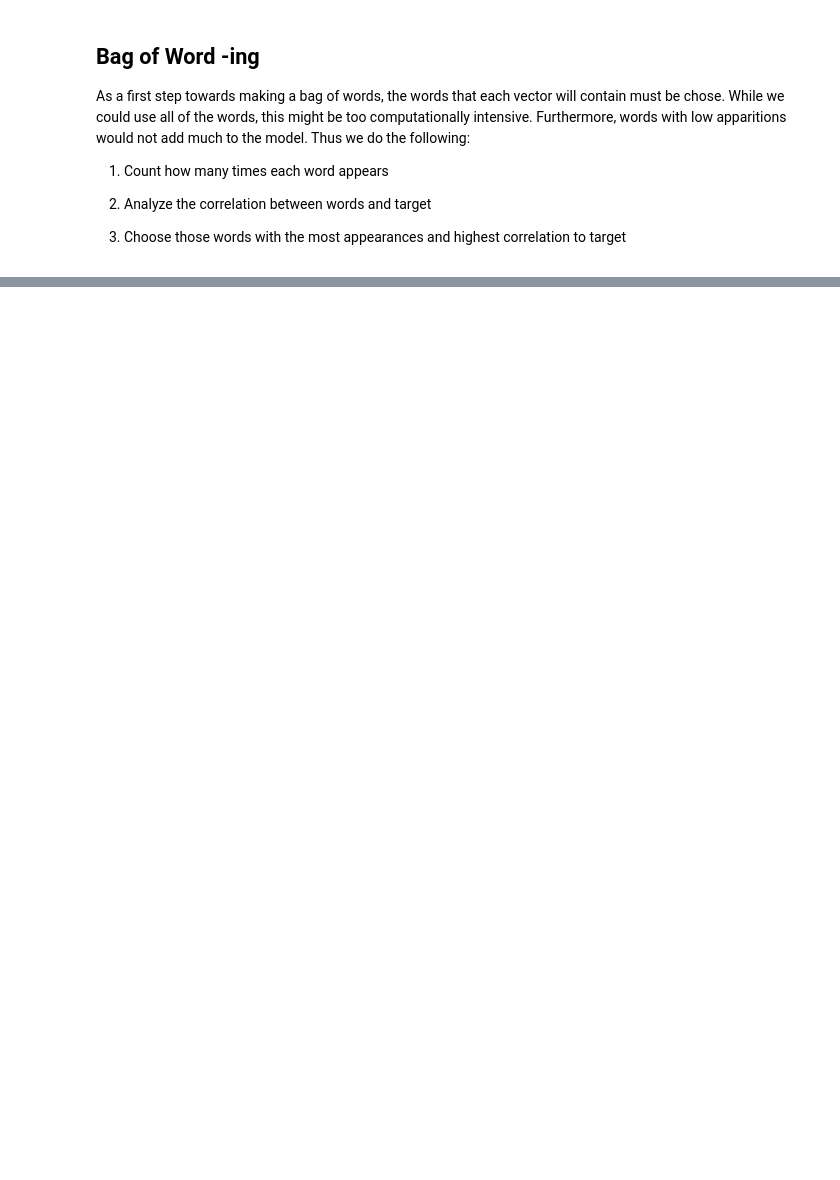
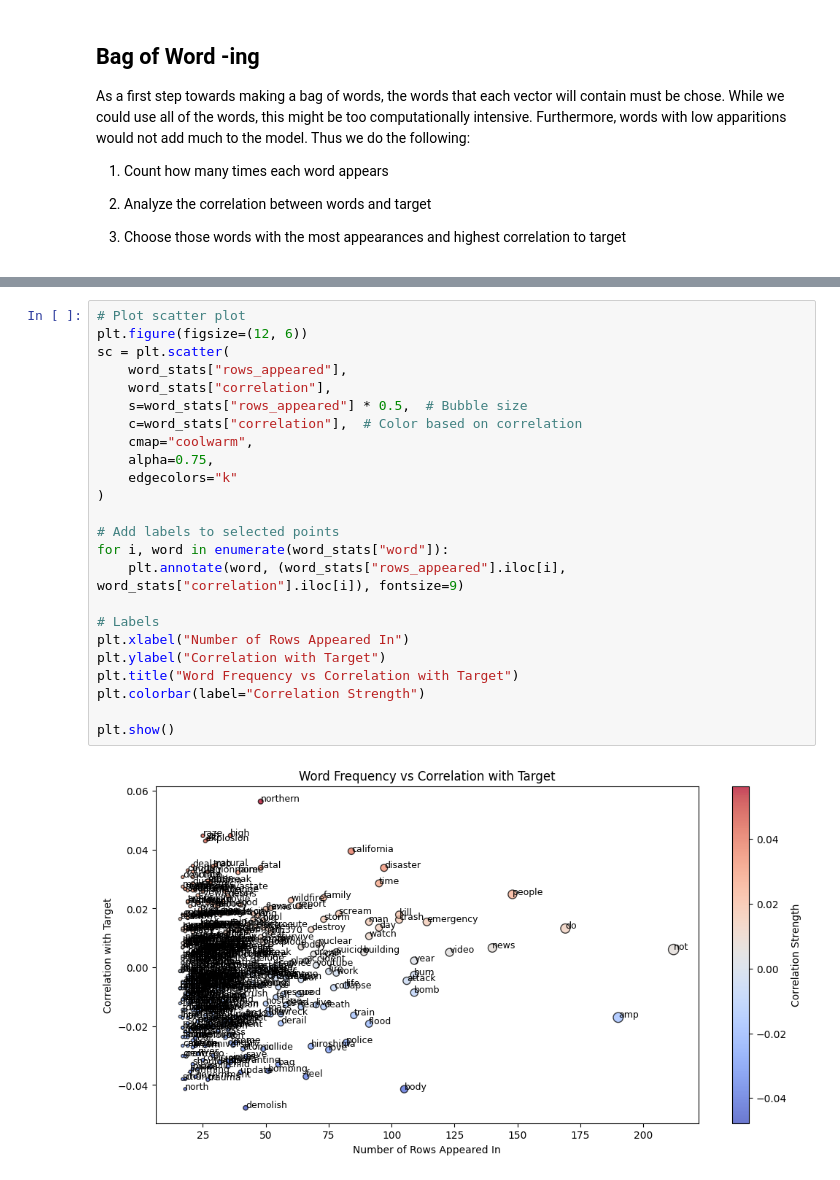
Before and after one commit to Iakovos0997/comp5015-a2, a Jupyter notebook: A2.ipynb, the cells around one changed output, grey strips where cells are left out. Drawn from its saved outputs; the diff is of its cells as text; blank space fills up the shorter version.

```diff
--- a/A2.ipynb
+++ b/A2.ipynb
@@ -207,0 +259,26 @@ most_common_words = [word for word, count in word_counts.most_common(M)]
+# %%
+# Plot scatter plot
+plt.figure(figsize=(12, 6))
+sc = plt.scatter(
+    word_stats["rows_appeared"],
+    word_stats["correlation"],
+    s=word_stats["rows_appeared"] * 0.5,  # Bubble size
+    c=word_stats["correlation"],  # Color based on correlation
+    cmap="coolwarm",
+    alpha=0.75,
+    edgecolors="k"
+)
+
+# Add labels to selected points
+for i, word in enumerate(word_stats["word"]):
+    plt.annotate(word, (word_stats["rows_appeared"].iloc[i], word_stats["correlation"].iloc[i]), fontsize=9)
+
+# Labels
+plt.xlabel("Number of Rows Appeared In")
+plt.ylabel("Correlation with Target")
+plt.title("Word Frequency vs Correlation with Target")
+plt.colorbar(label="Correlation Strength")
+
+plt.show()
+# %% [output]
+[figure, added]
```
Also changed, not shown: parts of 16 cells of this notebook.
